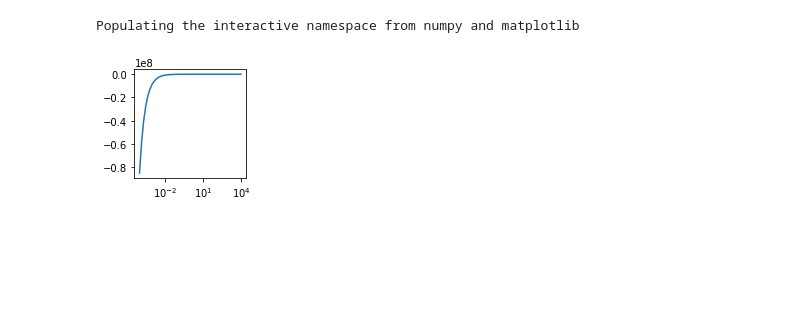
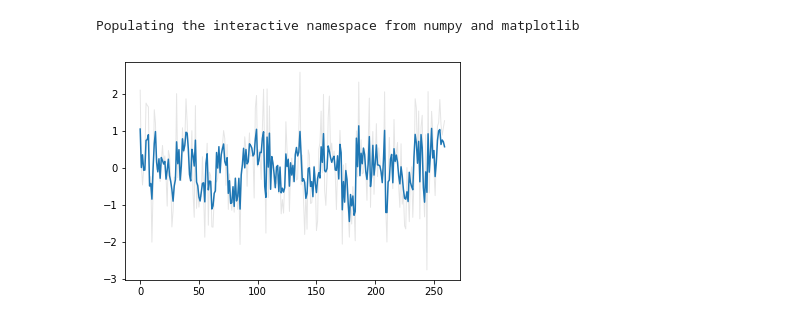
Before and after one commit to Teichlab/SpatialDE, a Jupyter notebook: Analysis/MouseOB/Variational inference.ipynb, the cells around one changed output. Drawn from its saved outputs; the diff is of its cells as text; code cells hidden in the pictures; blank space fills up the shorter version.

```diff
--- a/Analysis/MouseOB/Variational inference.ipynb
+++ b/Analysis/MouseOB/Variational inference.ipynb
@@ -55,8 +56,8 @@ def Q_Z_expectation(mu, Y, s2e, N, C, G, pi=None):
     return r
 # %%
 def Q_mu_k_expectation(Z_k, Y, K, s2e):
-    y_k_tilde = Z_k.dot(Y) / s2e
-    Sytk = K.dot(y_k_tilde)
+    y_k_tilde = np.dot(Z_k, Y) / s2e
+    Sytk = np.dot(K, y_k_tilde)
     IpSDk = np.eye(K.shape[0]) + K * Z_k.sum() / s2e
     m_k = np.linalg.solve(IpSDk, Sytk)
 
@@ -65,7 +66,7 @@ def Q_mu_k_expectation(Z_k, Y, K, s2e):
 def Q_mu_expectation(Z, Y, K, s2e):
     m = np.zeros((Y.shape[1], Z.shape[1]))
 
-    y_k_tilde = Z.T.dot(Y).T / s2e
+    y_k_tilde = np.dot(Z.T, Y).T / s2e
 
     for k in range(Z.shape[1]):
         m[:, k] = Q_mu_k_expectation(Z[:, k], Y, K, s2e)
@@ -141,6 +106 @@ yy = [ELBO(Y, r, m, ss, K) for ss in xx]
-# %%
-plt.xscale('log')
-plt.plot(xx, yy);
-# %% [output]
-[figure, removed]
 # %%
@@ -153,2 +113,24 @@ def make_elbojective(Y, r, m, X, pi=None):
 
     return elbojective
+# %%
+Y = res['Nrsn1'].values[:, None].T
+Y = (Y.T - Y.mean(1)).T
+Y = (Y.T / Y.std(1)).T
+
+G = 1
+C = 1
+
+r = np.ones((G, C))
+# %%
+s2e = 1.
+l = 1
+K = base.SE_kernel(X, l)
+m = Q_mu_expectation(r, Y, K, s2e)
+# %%
+figsize(6, 4)
+for g in range(G):
+    plt.plot(range(Y.shape[1]), Y[g], lw=1, c='k', alpha=0.1)
+
+plt.plot(m);
+# %% [output]
+[figure, added]
```
Also changed, not shown: parts of 17 cells of this notebook, 1 other file.
